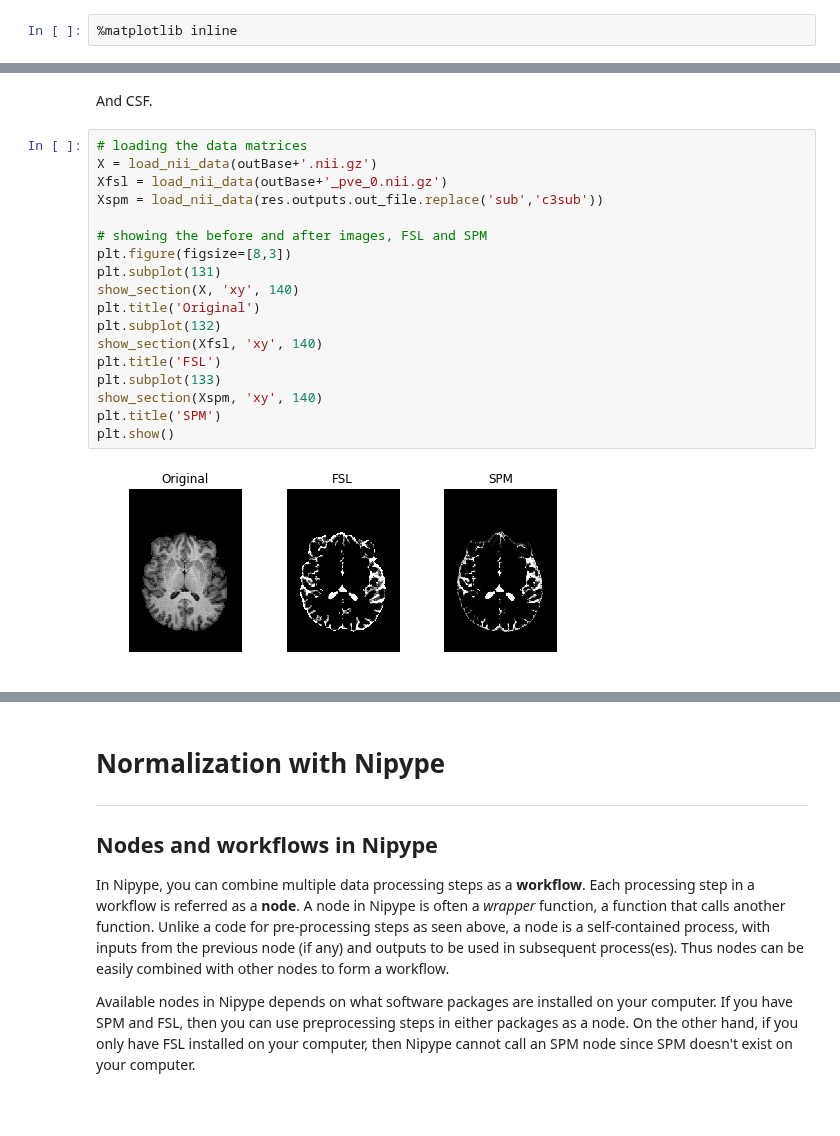
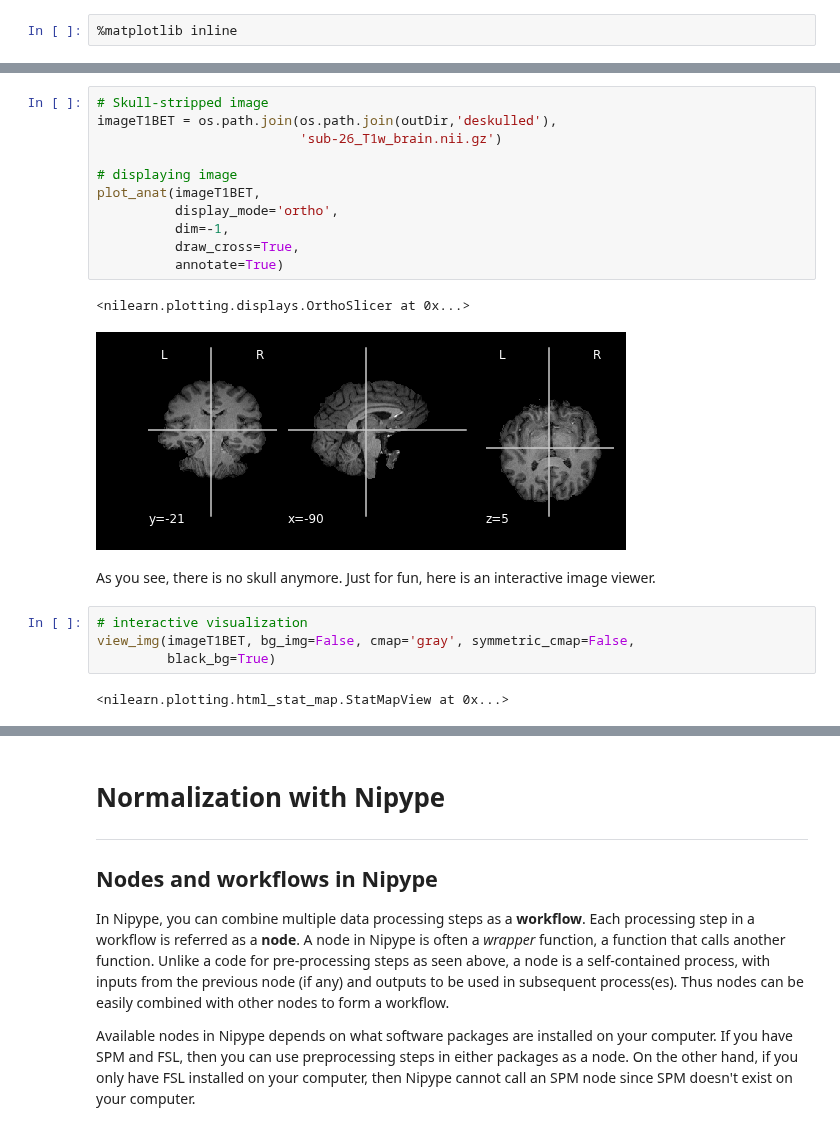
Before and after one commit to sathayas/JupyterfMRIFall2019, a Jupyter notebook: Normalization.ipynb, the cells around one changed output, grey strips where cells are left out. Drawn from its saved outputs; the diff is of its cells as text.

```diff
--- a/Normalization.ipynb
+++ b/Normalization.ipynb
@@ -476,22 +108,22 @@ plt.show()
-# %% [markdown]
-And CSF.
-# %%
-# loading the data matrices
-X = load_nii_data(outBase+'.nii.gz')
-Xfsl = load_nii_data(outBase+'_pve_0.nii.gz')
-Xspm = load_nii_data(res.outputs.out_file.replace('sub','c3sub'))
-
-# showing the before and after images, FSL and SPM
-plt.figure(figsize=[8,3])
-plt.subplot(131)
-show_section(X, 'xy', 140)
-plt.title('Original')
-plt.subplot(132)
-show_section(Xfsl, 'xy', 140)
-plt.title('FSL')
-plt.subplot(133)
-show_section(Xspm, 'xy', 140)
-plt.title('SPM')
-plt.show()
-# %% [output]
-[figure, removed]
+# %%
+# Skull-stripped image
+imageT1BET = os.path.join(os.path.join(outDir,'deskulled'),
+                          'sub-26_T1w_brain.nii.gz')
+
+# displaying image
+plot_anat(imageT1BET,
+          display_mode='ortho',
+          dim=-1,
+          draw_cross=True,
+          annotate=True)
+# %% [output]
+<nilearn.plotting.displays.OrthoSlicer at 0x...>
+[figure, added]
+# %% [markdown]
+As you see, there is no skull anymore. Just for fun, here is an interactive image viewer.
+# %%
+# interactive visualization
+view_img(imageT1BET, bg_img=False, cmap='gray', symmetric_cmap=False,
+         black_bg=True)
+# %% [output]
+<nilearn.plotting.html_stat_map.StatMapView at 0x...>
```
Also changed, not shown: parts of 58 cells of this notebook.
